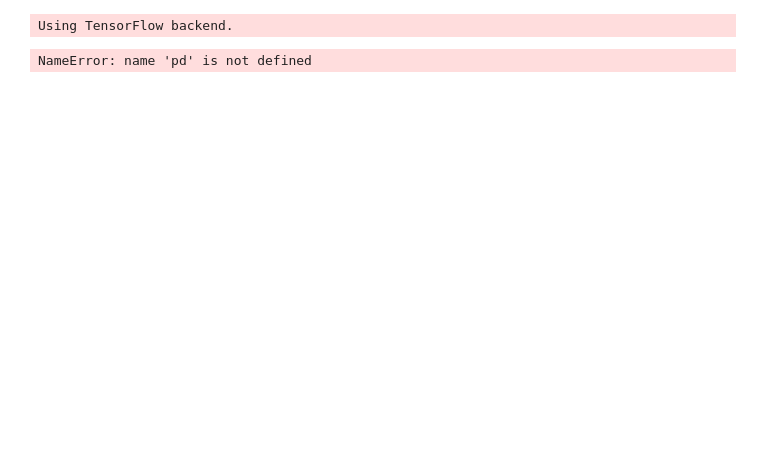
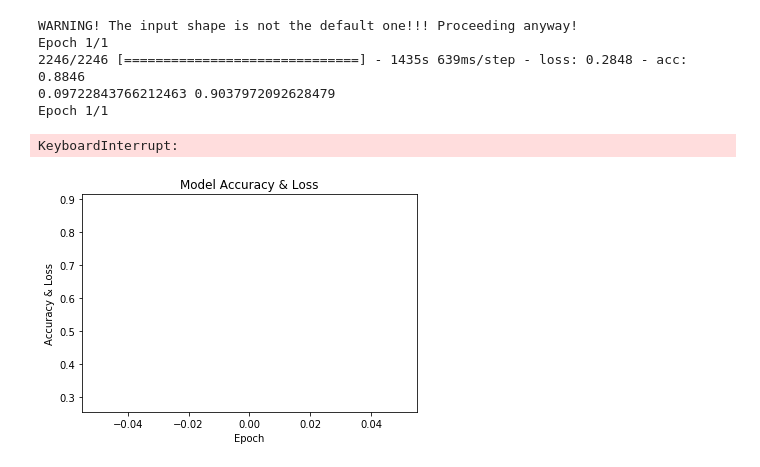
Before and after one commit to banutu98/IHD, a Jupyter notebook: ihd_final.ipynb, the cells around one changed output. Drawn from its saved outputs; the diff is of its cells as text; code cells hidden in the pictures; blank space fills up the shorter version.

Commit message:
Fix indexing bug + small edits for NN

```diff
--- a/ihd_final.ipynb
+++ b/ihd_final.ipynb
@@ -318,7 +318,10 @@ class DataGenerator(Sequence):
     def __data_generation(self, indices):
         x = np.empty((self.batch_size, *self.img_size))
         if self.labels is not None:  # training phase
-            y = np.empty((self.batch_size, self.n_classes), dtype=np.float32)
+            if self.n_classes == 2:
+                y = np.empty((self.batch_size,), dtype=np.float32)
+            else:
+                y = np.empty((self.batch_size, self.n_classes), dtype=np.float32)
             for i, idx in enumerate(indices):
                 image = Preprocessor.preprocess(self.img_dir + self.list_ids[idx] + ".dcm")
                 if self.labels.iloc[idx]['any'] == 1:
@@ -494,7 +497,7 @@ class StandardModel:
         model.add(BatchNormalization())
         model.add(LeakyReLU(alpha=0.1))
         model.add(Dropout(0.3))
-        model.add(Dense(2, activation='sigmoid'))
+        model.add(Dense(1, activation='sigmoid'))
         return model
 
     def build_multi_class_model(self):
@@ -553,11 +556,11 @@ def prepare_data():
     filtered_csv = csv[csv.id.isin(files)]
     indices = np.random.rand(len(filtered_csv))
     mask = indices < 0.8
-    x_train, y_train = filtered_csv[mask].id, filtered_csv.iloc[mask, 1:]
-    x_test, y_test = filtered_csv[~mask].id, filtered_csv.iloc[~mask, 1:]
-    x_train.reset_index(inplace=True, drop=True)
+    x_train, y_train = list(filtered_csv[mask].id), filtered_csv.iloc[mask, 1:]
+    x_test, y_test = list(filtered_csv[~mask].id), filtered_csv.iloc[~mask, 1:]
+    #x_train.reset_index(inplace=True, drop=True)
     y_train.reset_index(inplace=True, drop=True)
-    x_test.reset_index(inplace=True, drop=True)
+    #x_test.reset_index(inplace=True, drop=True)
     y_test.reset_index(inplace=True, drop=True)
     return x_train, y_train, x_test, y_test
 
@@ -639,7 +642,8 @@ def train_binary_model(base_model, already_trained_model=None):
         estimated_window = None
         for index in range(nr_sequences):
             frame = (index * sequence_length, (index+1)*sequence_length)
-            history = model.fit_generator(DataGenerator(x_train[frame[0]:frame[1]], labels=y_train[frame[0]:frame[1]],
+            labels = y_train[frame[0]:frame[1]].reset_index(drop=True)
+            history = model.fit_generator(DataGenerator(x_train[frame[0]:frame[1]], labels=labels,
                                                         n_classes=2, batch_size=8), epochs=1)
             plot_model_graph(history, "my_binary_graph.png")
             model.save('binary_model.h5')
@@ -696,33 +700,38 @@ def train_multi_class_model(base_model, already_trained_model=None):
 
 def train_recurrent_multi_class_model(base_model, already_trained_model=None):
     x_train, y_train, x_test, y_test = prepare_sequential_data()
     if not already_trained_model:
         model = StandardModel(base_model, (512, 512, 3), classes=5, use_softmax=False, pooling_method=None)
         model = model.build_model()
         model.compile(Adamax(), loss='categorical_crossentropy', metrics=['acc'])
         model.fit_generator(LSTMDataGenerator(x_train, labels=y_train))
         model.save('model.h5')
         y_pred = model.predict_generator(LSTMDataGenerator(x_test))
         print(log_loss(y_test, y_pred))
     else:
         if os.path.exists(already_trained_model):
             model = keras.models.load_model(already_trained_model)
             y_pred = model.predict_generator(LSTMDataGenerator(x_test))
             print(log_loss(y_test, y_pred))
         else:
             print_error("Provided model file doesn't exist! Exiting...")
             sys.exit(1)
 
 
 def main():
     # TODO: Possible MODELS for training: inception, xception, resnet, densenet, nas
     # train_binary_model('xception')
-    # train_multi_class_model('densenet')
+    # train_multi_class_model('xception')
     # prepare_sequential_data()
     train_binary_model('xception')
     #test_recurrent_network()
 
 main()
 # %% [output]
-Using TensorFlow backend.
+WARNING! The input shape is not the default one!!! Proceeding anyway!
+Epoch 1/1
+2246/2246 [==============================] - 1435s 639ms/step - loss: 0.2848 - acc: 0.8846
+0.09722843766212463 0.9037972092628479
+Epoch 1/1
-NameError: name 'pd' is not defined
+KeyboardInterrupt:
+[figure, added]
```
